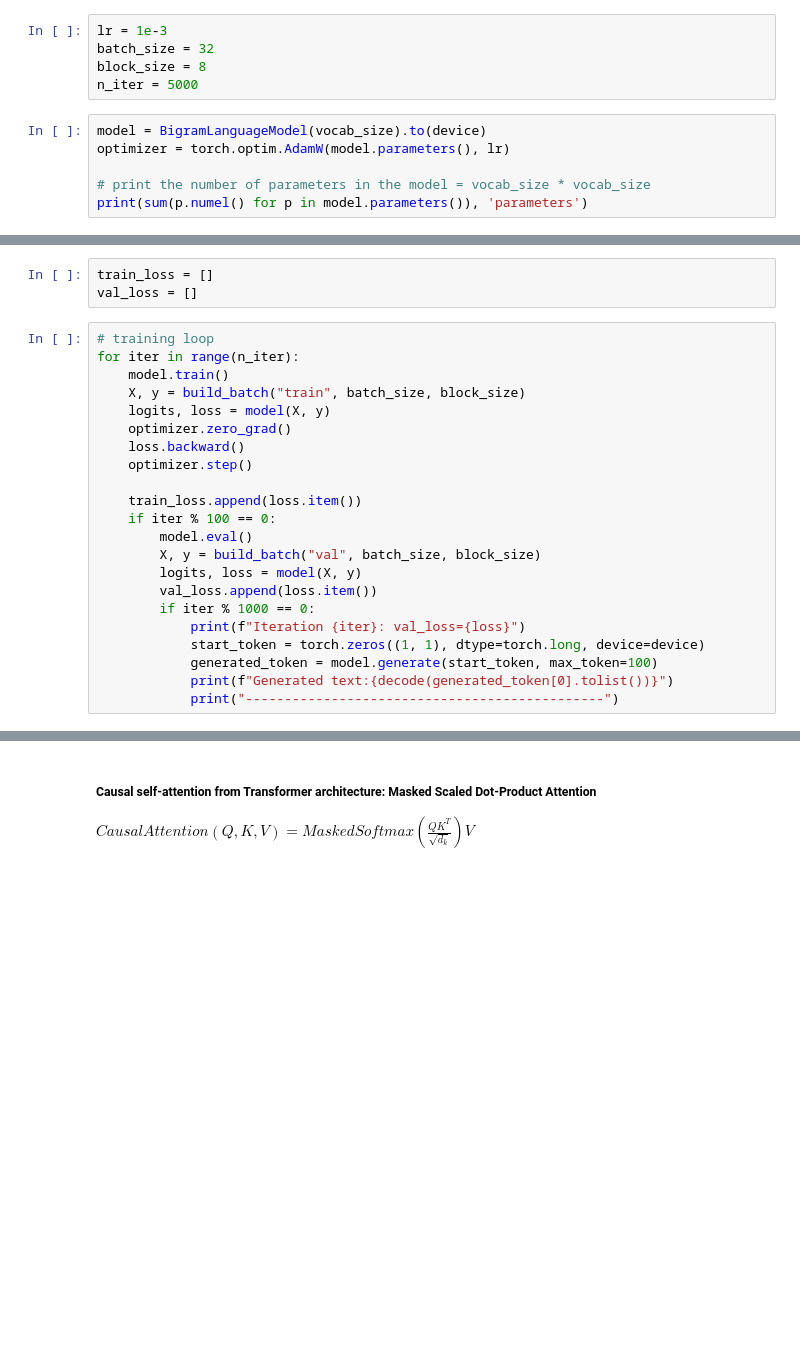
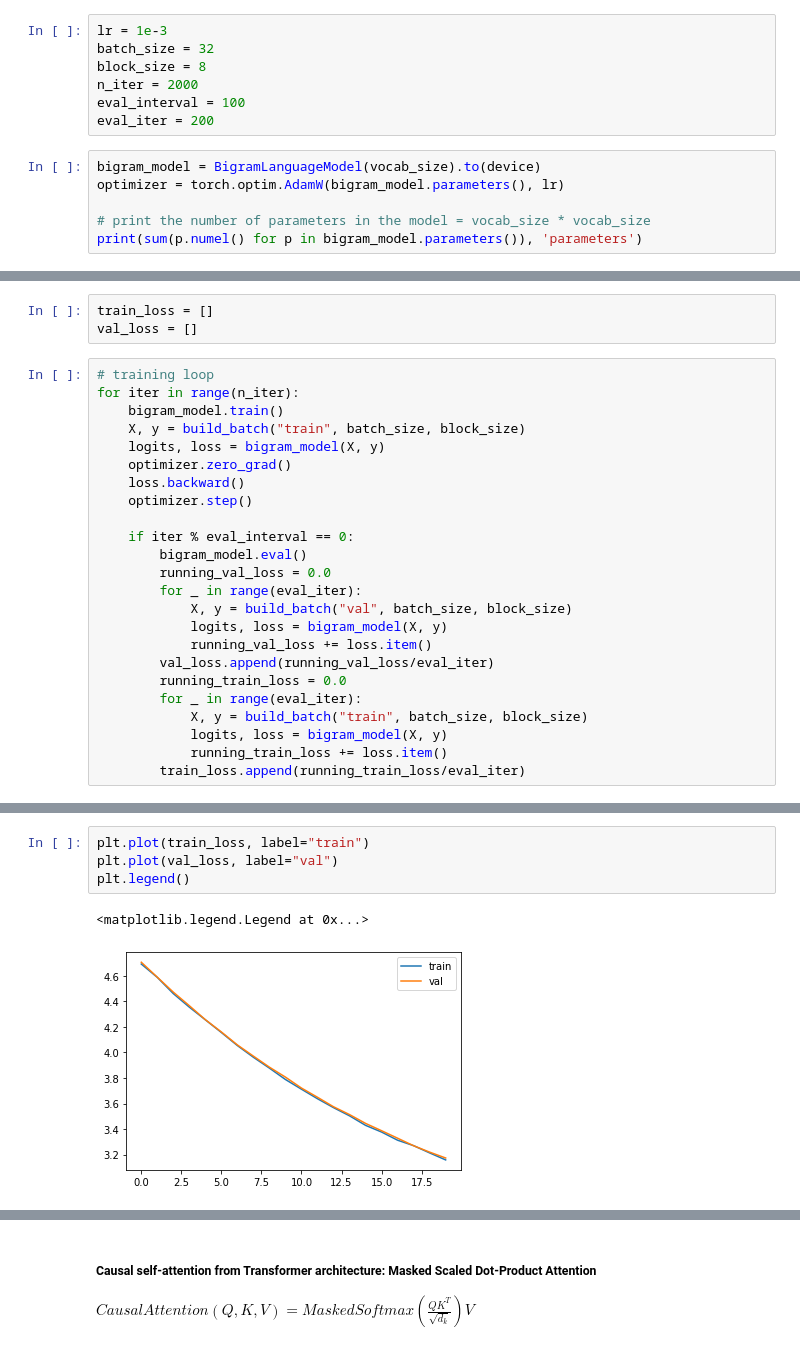
Before and after one commit to swechhasingh/nlp-from-scratch, a Jupyter notebook: transformer_LM.ipynb, the cells around one changed output, grey strips where cells are left out. Cells and saved outputs as stored; diff of their text form; blank space fills up the shorter version.

```diff
--- a/transformer_LM.ipynb
+++ b/transformer_LM.ipynb
@@ -211,13 +208,15 @@ Train bigram model
 lr = 1e-3
 batch_size = 32
 block_size = 8
-n_iter = 5000
+n_iter = 2000
+eval_interval = 100
+eval_iter = 200
 # %%
-model = BigramLanguageModel(vocab_size).to(device)
-optimizer = torch.optim.AdamW(model.parameters(), lr)
+bigram_model = BigramLanguageModel(vocab_size).to(device)
+optimizer = torch.optim.AdamW(bigram_model.parameters(), lr)
 
 # print the number of parameters in the model = vocab_size * vocab_size
-print(sum(p.numel() for p in model.parameters()), 'parameters')
+print(sum(p.numel() for p in bigram_model.parameters()), 'parameters')
 # %% [output]
 4225 parameters
 # %%
@@ -226,22 +225,24 @@ val_loss = []
 # %%
 # training loop
 for iter in range(n_iter):
-    model.train()
+    bigram_model.train()
     X, y = build_batch("train", batch_size, block_size)
-    logits, loss = model(X, y)
+    logits, loss = bigram_model(X, y)
     optimizer.zero_grad()
     loss.backward()
     optimizer.step()
 
-    train_loss.append(loss.item())
-    if iter % 100 == 0:
-        model.eval()
-        X, y = build_batch("val", batch_size, block_size)
-        logits, loss = model(X, y)
-        val_loss.append(loss.item())
-        if iter % 1000 == 0:
-            print(f"Iteration {iter}: val_loss={loss}")
-            start_token = torch.zeros((1, 1), dtype=torch.long, device=device)
-            generated_token = model.generate(start_token, max_token=100)
-            print(f"Generated text:{decode(generated_token[0].tolist())}")
-            print("----------------------------------------------")
+    if iter % eval_interval == 0:
+        bigram_model.eval()
+        running_val_loss = 0.0
+        for _ in range(eval_iter):
+            X, y = build_batch("val", batch_size, block_size)
+            logits, loss = bigram_model(X, y)
+            running_val_loss += loss.item()
+        val_loss.append(running_val_loss/eval_iter)
+        running_train_loss = 0.0
+        for _ in range(eval_iter):
+            X, y = build_batch("train", batch_size, block_size)
+            logits, loss = bigram_model(X, y)
+            running_train_loss += loss.item()
+        train_loss.append(running_train_loss/eval_iter)
@@ -277,2 +253,9 @@ val_loss[-1], train_loss[-1]
+# %%
+plt.plot(train_loss, label="train")
+plt.plot(val_loss, label="val")
+plt.legend()
+# %% [output]
+<matplotlib.legend.Legend at 0x...>
+[figure, added]
 # %%
 start_token = torch.zeros((1, 1), dtype=torch.long, device=device)
```
Also changed, not shown: parts of 29 cells of this notebook.
